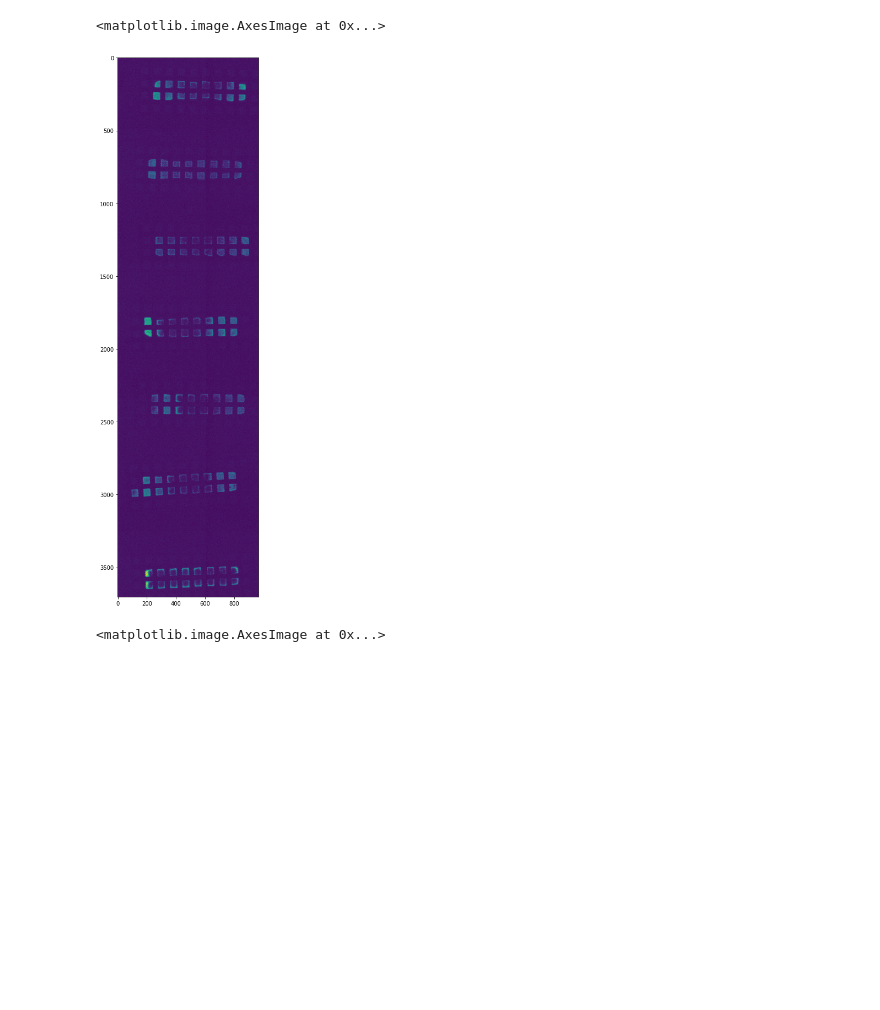
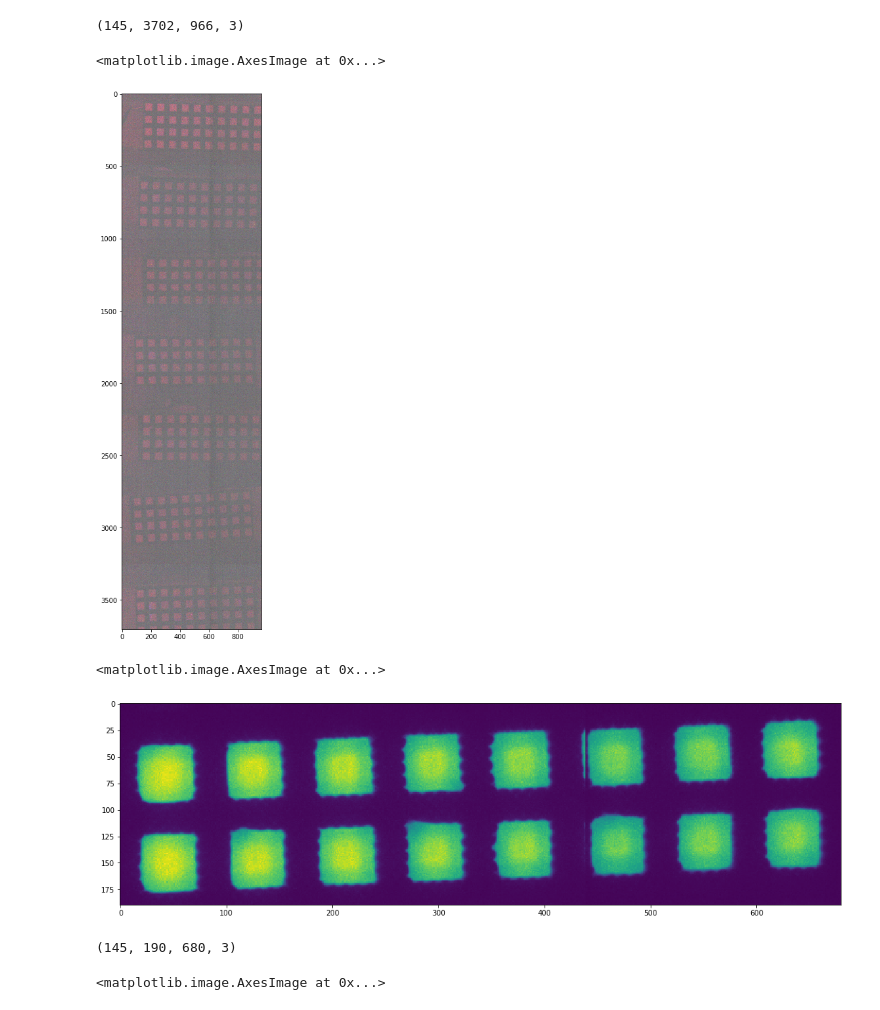
Before and after one commit to gszep/double-exclusive-reporter, a Jupyter notebook: data/spatial/microscopy-with-python.ipynb, the cells around one changed output. Drawn from its saved outputs; the diff is of its cells as text; code cells hidden in the pictures; blank space fills up the shorter version.

```diff
--- a/data/spatial/microscopy-with-python.ipynb
+++ b/data/spatial/microscopy-with-python.ipynb
@@ -8,3 +6,13 @@ io.imsave('C12500column.tif',im)
+# %%
+im.shape
+# %% [output]
+(145, 3702, 966, 3)
+# %%
+figure(figsize=(15,15))
+imshow(im[0])
+# %% [output]
+<matplotlib.image.AxesImage at 0x...>
+[figure, added]
 # %%
 from matplotlib.pyplot import *
 from numpy import *
@@ -19,7 +19,15 @@ C12500C625 = im[:,:,-250:,:]
+# %%
+C12500C6160 = im[:,130:320,220:900,:]
+C12500C680 = im[:,680:860,190:880,:]
+C12500C640 = im[:,1210:1380,240:920,:]
+C12500C620 = im[:,1760:1940,160:840,:]
+C12500C610 = im[:,2290:2470,210:890,:]
+C12500C65 = im[:,2830:3030,150:830,:]
+C12500C625 = im[:,-230:-40,170:850,:]
 # %%
 figure(figsize=(18,18))
 
-imshow(im[30,...,2])
+imshow(C12500C625[-1,...,2])
 # %% [output]
 <matplotlib.image.AxesImage at 0x...>
-[figure, old version]
+[figure, new version]
@@ -26,3 +36,7 @@ imshow(im[30,...,2])
+# %%
+C12500C625.shape
+# %% [output]
+(145, 190, 680, 3)
 # %%
 from matplotlib.pyplot import *
 from numpy import *
```
Also changed, not shown: parts of 4 cells of this notebook, 5 other files.
